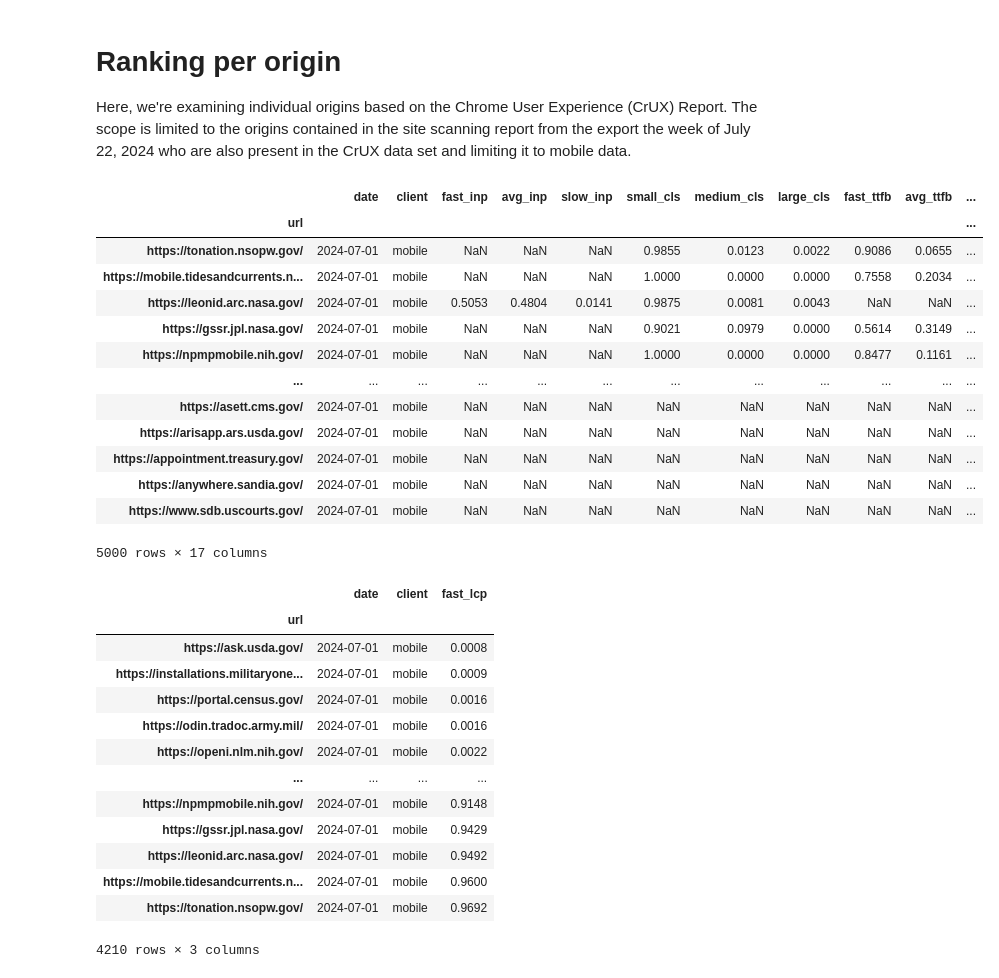
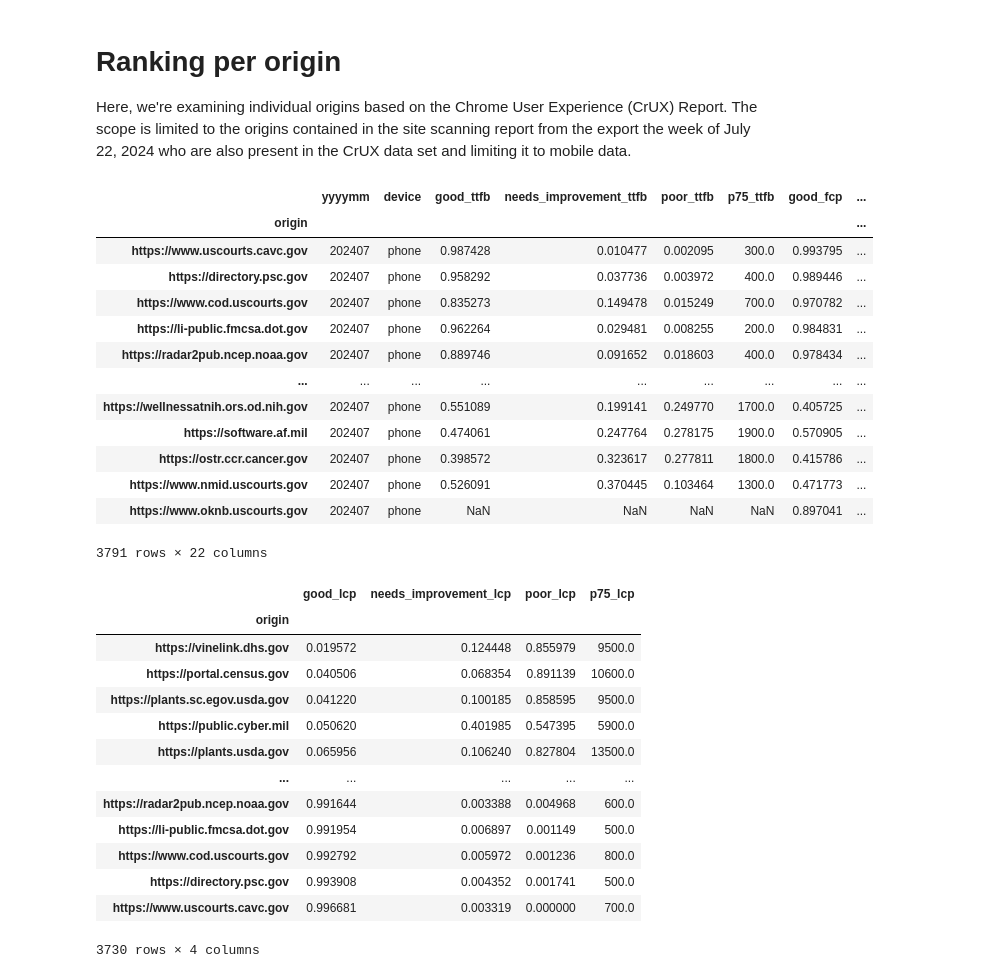
Before and after one commit to GSA-TTS/inclusive-web-performance-cx, a Jupyter notebook: research/government-sites-by-cwv.ipynb, the cells around one changed output. Cells and saved outputs as stored; diff of their text form; code cells hidden in the pictures.

Commit message:
revamp cwv by origin and device query and notebook

```diff
--- a/research/government-sites-by-cwv.ipynb
+++ b/research/government-sites-by-cwv.ipynb
@@ -17,45 +17,45 @@ def load_results_to_dataframe(**kwargs):
 # %%
 cwv = load_results_to_dataframe(
     file_name="data/cwv-by-origin-and-device-202407.csv",
-    index_on="url",
-    sort_by="fast_lcp",
-    filter_column="client",
-    form_factor="mobile",
+    index_on="origin",
+    sort_by="good_lcp",
+    filter_column="device",
+    form_factor="phone",
     notebook_dir=os.getcwd()
 )
 
 cwv.head(5000)
 # %% [output]
-|  | date | client | fast_inp | avg_inp | slow_inp | small_cls | medium_cls | large_cls | fast_ttfb | avg_ttfb | ... |
-| url |  |  |  |  |  |  |  |  |  |  | ... |
-| https://tonation.nsopw.gov/ | 2024-07-01 | mobile | NaN | NaN | NaN | 0.9855 | 0.0123 | 0.0022 | 0.9086 | 0.0655 | ... |
-| https://mobile.tidesandcurrents.n... | 2024-07-01 | mobile | NaN | NaN | NaN | 1.0000 | 0.0000 | 0.0000 | 0.7558 | 0.2034 | ... |
-| https://leonid.arc.nasa.gov/ | 2024-07-01 | mobile | 0.5053 | 0.4804 | 0.0141 | 0.9875 | 0.0081 | 0.0043 | NaN | NaN | ... |
-| https://gssr.jpl.nasa.gov/ | 2024-07-01 | mobile | NaN | NaN | NaN | 0.9021 | 0.0979 | 0.0000 | 0.5614 | 0.3149 | ... |
-| https://npmpmobile.nih.gov/ | 2024-07-01 | mobile | NaN | NaN | NaN | 1.0000 | 0.0000 | 0.0000 | 0.8477 | 0.1161 | ... |
-| ... | ... | ... | ... | ... | ... | ... | ... | ... | ... | ... | ... |
-| https://asett.cms.gov/ | 2024-07-01 | mobile | NaN | NaN | NaN | NaN | NaN | NaN | NaN | NaN | ... |
-| https://arisapp.ars.usda.gov/ | 2024-07-01 | mobile | NaN | NaN | NaN | NaN | NaN | NaN | NaN | NaN | ... |
-| https://appointment.treasury.gov/ | 2024-07-01 | mobile | NaN | NaN | NaN | NaN | NaN | NaN | NaN | NaN | ... |
-| https://anywhere.sandia.gov/ | 2024-07-01 | mobile | NaN | NaN | NaN | NaN | NaN | NaN | NaN | NaN | ... |
-| https://www.sdb.uscourts.gov/ | 2024-07-01 | mobile | NaN | NaN | NaN | NaN | NaN | NaN | NaN | NaN | ... |
+|  | yyyymm | device | good_ttfb | needs_improvement_ttfb | poor_ttfb | p75_ttfb | good_fcp | ... |
+| origin |  |  |  |  |  |  |  | ... |
+| https://www.uscourts.cavc.gov | 202407 | phone | 0.987428 | 0.010477 | 0.002095 | 300.0 | 0.993795 | ... |
+| https://directory.psc.gov | 202407 | phone | 0.958292 | 0.037736 | 0.003972 | 400.0 | 0.989446 | ... |
+| https://www.cod.uscourts.gov | 202407 | phone | 0.835273 | 0.149478 | 0.015249 | 700.0 | 0.970782 | ... |
+| https://li-public.fmcsa.dot.gov | 202407 | phone | 0.962264 | 0.029481 | 0.008255 | 200.0 | 0.984831 | ... |
+| https://radar2pub.ncep.noaa.gov | 202407 | phone | 0.889746 | 0.091652 | 0.018603 | 400.0 | 0.978434 | ... |
+| ... | ... | ... | ... | ... | ... | ... | ... | ... |
+| https://wellnessatnih.ors.od.nih.gov | 202407 | phone | 0.551089 | 0.199141 | 0.249770 | 1700.0 | 0.405725 | ... |
+| https://software.af.mil | 202407 | phone | 0.474061 | 0.247764 | 0.278175 | 1900.0 | 0.570905 | ... |
+| https://ostr.ccr.cancer.gov | 202407 | phone | 0.398572 | 0.323617 | 0.277811 | 1800.0 | 0.415786 | ... |
+| https://www.nmid.uscourts.gov | 202407 | phone | 0.526091 | 0.370445 | 0.103464 | 1300.0 | 0.471773 | ... |
+| https://www.oknb.uscourts.gov | 202407 | phone | NaN | NaN | NaN | NaN | 0.897041 | ... |
-5000 rows × 17 columns
+3791 rows × 22 columns
 # %%
-lcp = cwv[['date', 'client', 'fast_lcp']].dropna(subset=['fast_lcp']).sort_values(by='fast_lcp', ascending=True)
+lcp = cwv[['good_lcp', 'needs_improvement_lcp', 'poor_lcp', 'p75_lcp']].dropna(subset=['good_lcp']).sort_values(by='good_lcp', ascending=True)
 lcp.head(10000)
 # %% [output]
-|  | date | client | fast_lcp |
-| url |  |  |  |
-| https://ask.usda.gov/ | 2024-07-01 | mobile | 0.0008 |
-| https://installations.militaryone... | 2024-07-01 | mobile | 0.0009 |
-| https://portal.census.gov/ | 2024-07-01 | mobile | 0.0016 |
-| https://odin.tradoc.army.mil/ | 2024-07-01 | mobile | 0.0016 |
-| https://openi.nlm.nih.gov/ | 2024-07-01 | mobile | 0.0022 |
-| ... | ... | ... | ... |
-| https://npmpmobile.nih.gov/ | 2024-07-01 | mobile | 0.9148 |
-| https://gssr.jpl.nasa.gov/ | 2024-07-01 | mobile | 0.9429 |
-| https://leonid.arc.nasa.gov/ | 2024-07-01 | mobile | 0.9492 |
-| https://mobile.tidesandcurrents.n... | 2024-07-01 | mobile | 0.9600 |
-| https://tonation.nsopw.gov/ | 2024-07-01 | mobile | 0.9692 |
+|  | good_lcp | needs_improvement_lcp | poor_lcp | p75_lcp |
+| origin |  |  |  |  |
+| https://vinelink.dhs.gov | 0.019572 | 0.124448 | 0.855979 | 9500.0 |
+| https://portal.census.gov | 0.040506 | 0.068354 | 0.891139 | 10600.0 |
+| https://plants.sc.egov.usda.gov | 0.041220 | 0.100185 | 0.858595 | 9500.0 |
+| https://public.cyber.mil | 0.050620 | 0.401985 | 0.547395 | 5900.0 |
+| https://plants.usda.gov | 0.065956 | 0.106240 | 0.827804 | 13500.0 |
+| ... | ... | ... | ... | ... |
+| https://radar2pub.ncep.noaa.gov | 0.991644 | 0.003388 | 0.004968 | 600.0 |
+| https://li-public.fmcsa.dot.gov | 0.991954 | 0.006897 | 0.001149 | 500.0 |
+| https://www.cod.uscourts.gov | 0.992792 | 0.005972 | 0.001236 | 800.0 |
+| https://directory.psc.gov | 0.993908 | 0.004352 | 0.001741 | 500.0 |
+| https://www.uscourts.cavc.gov | 0.996681 | 0.003319 | 0.000000 | 700.0 |
-4210 rows × 3 columns
+3730 rows × 4 columns
 # %%
```
Also changed, not shown: parts of 2 cells of this notebook, 2 other files.
